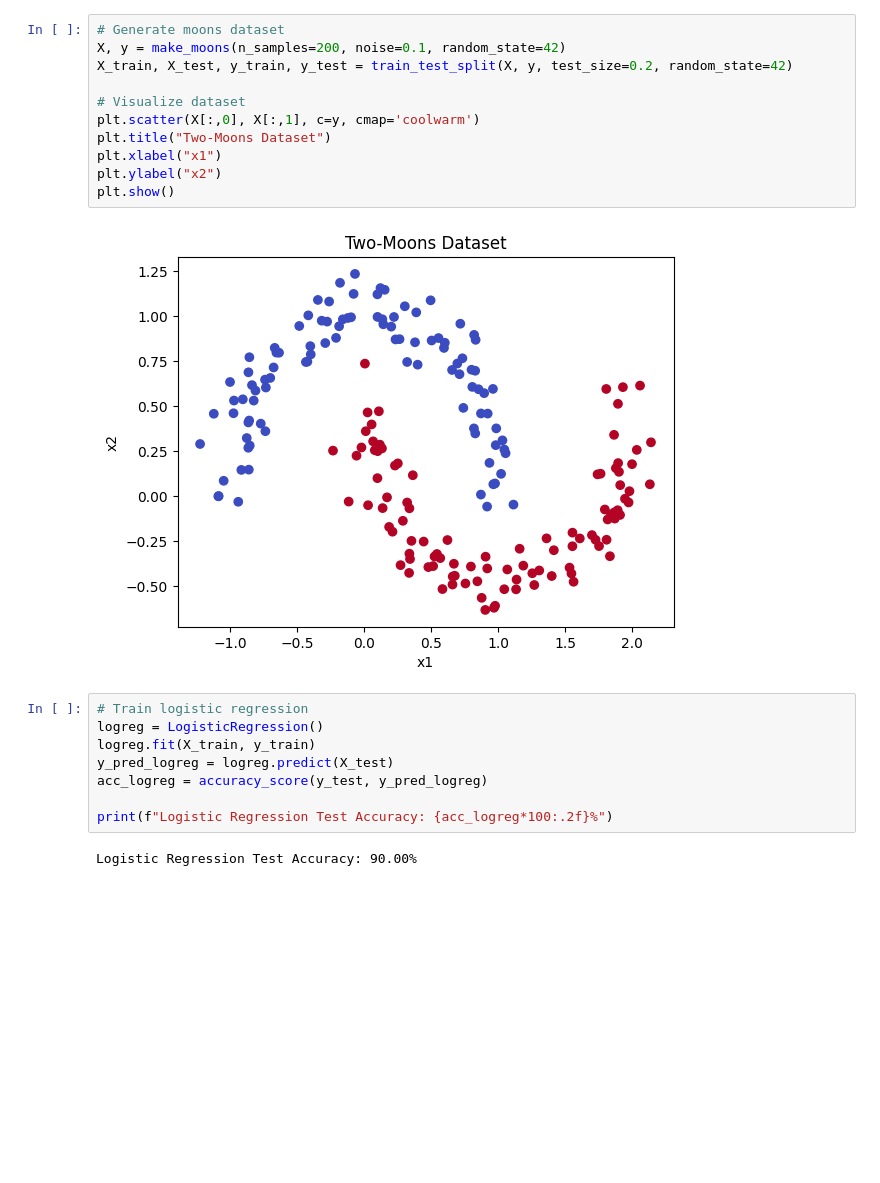
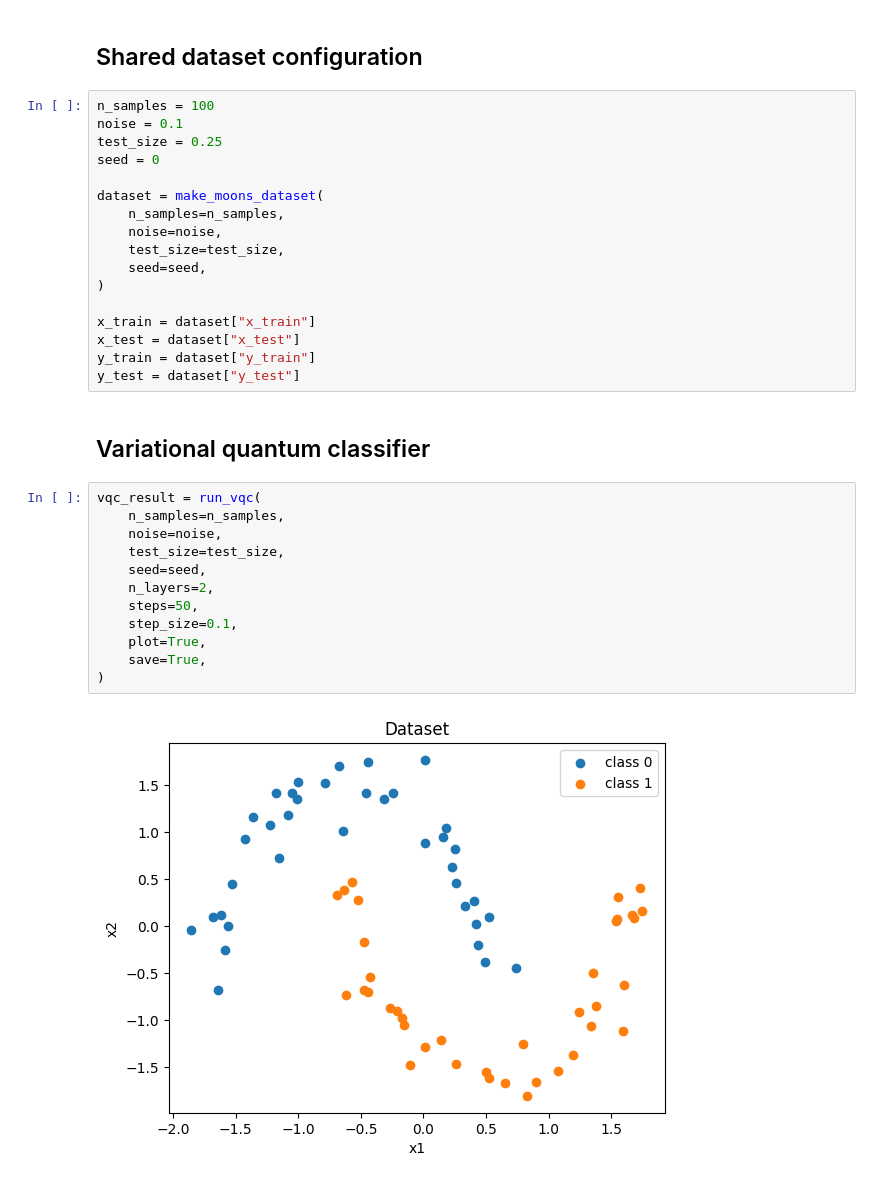
Before and after one commit to SidRichardsQuantum/Quantum_Machine_Learning, a Jupyter notebook: notebooks/classical_vs_quantum_classifier.ipynb, the cells around one changed output. Drawn from its saved outputs; the diff is of its cells as text; blank space fills up the shorter version.

```diff
--- a/notebooks/classical_vs_quantum_classifier.ipynb
+++ b/notebooks/classical_vs_quantum_classifier.ipynb
@@ -30,23 +18,35 @@ np.random.seed(0)
+# %% [markdown]
+## Shared dataset configuration
 # %%
-# Generate moons dataset
-X, y = make_moons(n_samples=200, noise=0.1, random_state=42)
-X_train, X_test, y_train, y_test = train_test_split(X, y, test_size=0.2, random_state=42)
+n_samples = 100
+noise = 0.1
+test_size = 0.25
+seed = 0
 
-# Visualize dataset
-plt.scatter(X[:,0], X[:,1], c=y, cmap='coolwarm')
-plt.title("Two-Moons Dataset")
-plt.xlabel("x1")
-plt.ylabel("x2")
-plt.show()
+dataset = make_moons_dataset(
+    n_samples=n_samples,
+    noise=noise,
+    test_size=test_size,
+    seed=seed,
+)
+
+x_train = dataset["x_train"]
+x_test = dataset["x_test"]
+y_train = dataset["y_train"]
+y_test = dataset["y_test"]
-# %% [output]
-[figure, removed]
+# %% [markdown]
+## Variational quantum classifier
 # %%
-# Train logistic regression
-logreg = LogisticRegression()
-logreg.fit(X_train, y_train)
-y_pred_logreg = logreg.predict(X_test)
-acc_logreg = accuracy_score(y_test, y_pred_logreg)
-
-print(f"Logistic Regression Test Accuracy: {acc_logreg*100:.2f}%")
+vqc_result = run_vqc(
+    n_samples=n_samples,
+    noise=noise,
+    test_size=test_size,
+    seed=seed,
+    n_layers=2,
+    steps=50,
+    step_size=0.1,
+    plot=True,
+    save=True,
+)
 # %% [output]
-Logistic Regression Test Accuracy: 90.00%
+[figure, added]
```
Also changed, not shown: parts of 13 cells of this notebook, 8 other files.
